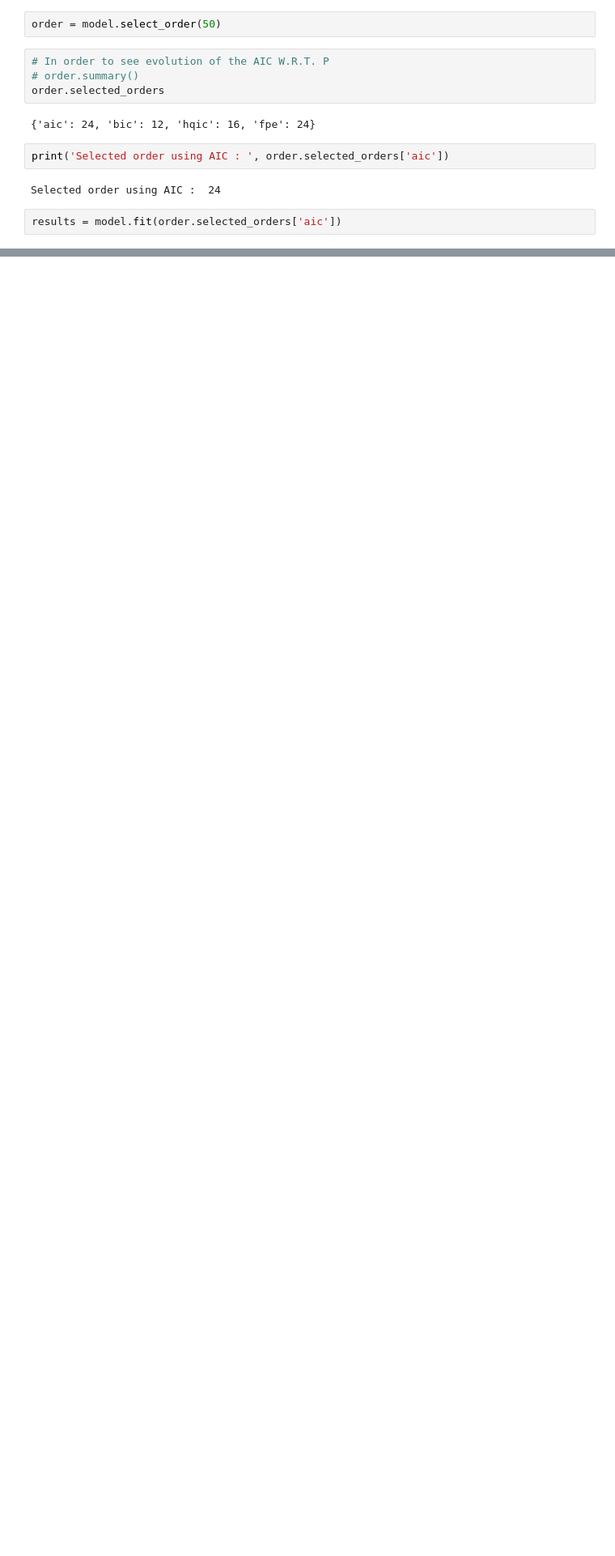
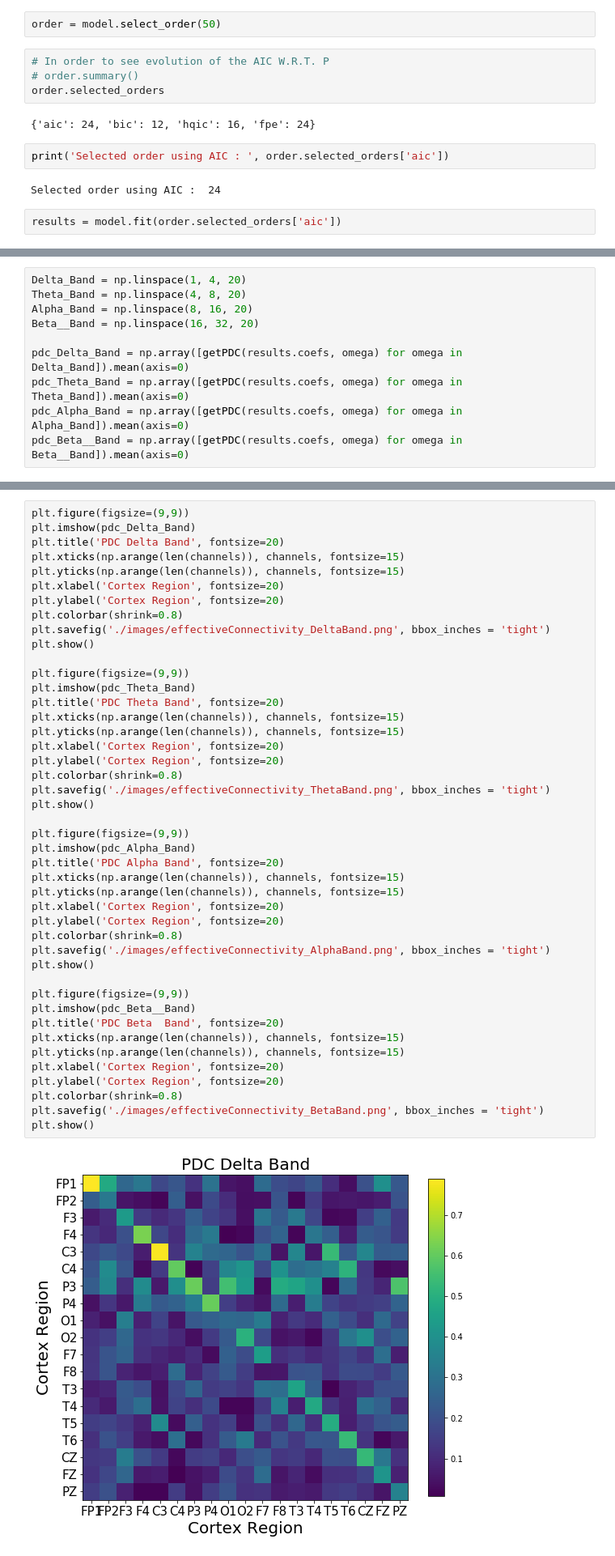
Before and after one commit to A-EL-YAAGOUBI/EEG-Data-Analysis, a Jupyter notebook: EDTS-Project.ipynb, the cells around one changed output, grey strips where cells are left out. Shown: that part at 81% size. Saved outputs shown, nothing was run; the diff lists cells and outputs as text; blank space fills up the shorter version.

Commit message:
computing effective connectivity

```diff
--- a/EDTS-Project.ipynb
+++ b/EDTS-Project.ipynb
@@ -124,0 +204,10 @@ results = model.fit(order.selected_orders['aic'])
+# %%
+Delta_Band = np.linspace(1, 4, 20)
+Theta_Band = np.linspace(4, 8, 20)
+Alpha_Band = np.linspace(8, 16, 20)
+Beta__Band = np.linspace(16, 32, 20)
+
+pdc_Delta_Band = np.array([getPDC(results.coefs, omega) for omega in Delta_Band]).mean(axis=0)
+pdc_Theta_Band = np.array([getPDC(results.coefs, omega) for omega in Theta_Band]).mean(axis=0)
+pdc_Alpha_Band = np.array([getPDC(results.coefs, omega) for omega in Alpha_Band]).mean(axis=0)
+pdc_Beta__Band = np.array([getPDC(results.coefs, omega) for omega in Beta__Band]).mean(axis=0)
@@ -124,0 +216,46 @@ results = model.fit(order.selected_orders['aic'])
+# %%
+plt.figure(figsize=(9,9))
+plt.imshow(pdc_Delta_Band)
+plt.title('PDC Delta Band', fontsize=20)
+plt.xticks(np.arange(len(channels)), channels, fontsize=15)
+plt.yticks(np.arange(len(channels)), channels, fontsize=15)
+plt.xlabel('Cortex Region', fontsize=20)
+plt.ylabel('Cortex Region', fontsize=20)
+plt.colorbar(shrink=0.8)
+plt.savefig('./images/effectiveConnectivity_DeltaBand.png', bbox_inches = 'tight')
+plt.show()
+
+plt.figure(figsize=(9,9))
+plt.imshow(pdc_Theta_Band)
+plt.title('PDC Theta Band', fontsize=20)
+plt.xticks(np.arange(len(channels)), channels, fontsize=15)
+plt.yticks(np.arange(len(channels)), channels, fontsize=15)
+plt.xlabel('Cortex Region', fontsize=20)
+plt.ylabel('Cortex Region', fontsize=20)
+plt.colorbar(shrink=0.8)
+plt.savefig('./images/effectiveConnectivity_ThetaBand.png', bbox_inches = 'tight')
+plt.show()
+
+plt.figure(figsize=(9,9))
+plt.imshow(pdc_Alpha_Band)
+plt.title('PDC Alpha Band', fontsize=20)
+plt.xticks(np.arange(len(channels)), channels, fontsize=15)
+plt.yticks(np.arange(len(channels)), channels, fontsize=15)
+plt.xlabel('Cortex Region', fontsize=20)
+plt.ylabel('Cortex Region', fontsize=20)
+plt.colorbar(shrink=0.8)
+plt.savefig('./images/effectiveConnectivity_AlphaBand.png', bbox_inches = 'tight')
+plt.show()
+
+plt.figure(figsize=(9,9))
+plt.imshow(pdc_Beta__Band)
+plt.title('PDC Beta  Band', fontsize=20)
+plt.xticks(np.arange(len(channels)), channels, fontsize=15)
+plt.yticks(np.arange(len(channels)), channels, fontsize=15)
+plt.xlabel('Cortex Region', fontsize=20)
+plt.ylabel('Cortex Region', fontsize=20)
+plt.colorbar(shrink=0.8)
+plt.savefig('./images/effectiveConnectivity_BetaBand.png', bbox_inches = 'tight')
+plt.show()
+# %% [output]
+[figure, added]
```
Also changed, not shown: parts of 6 cells of this notebook.
